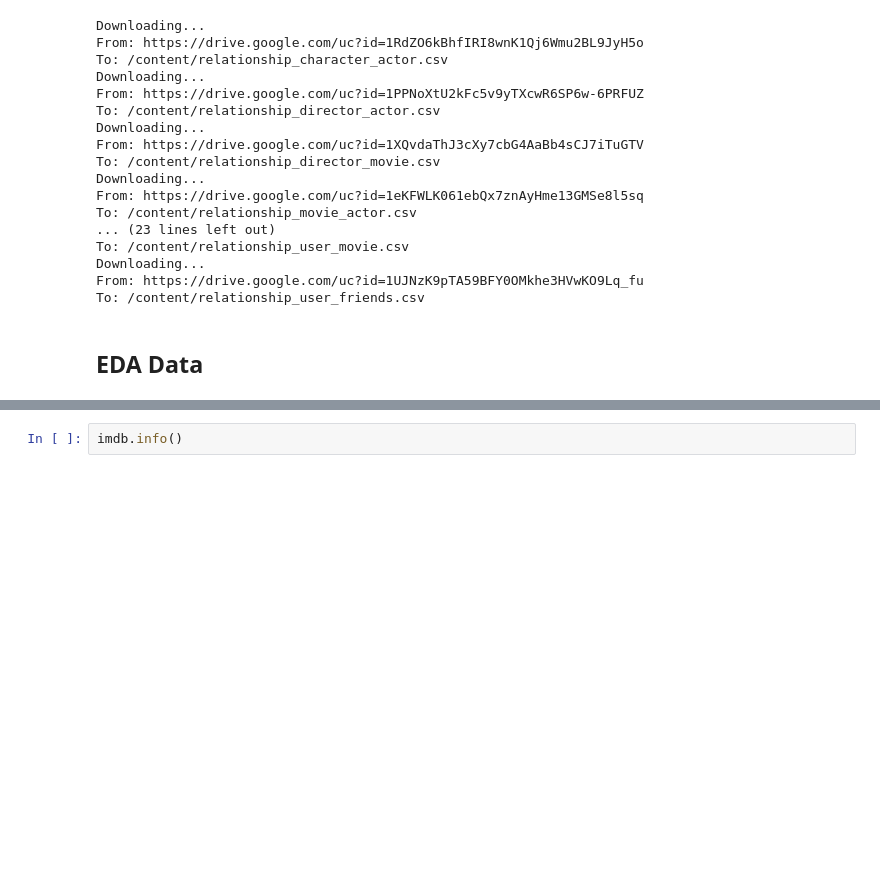
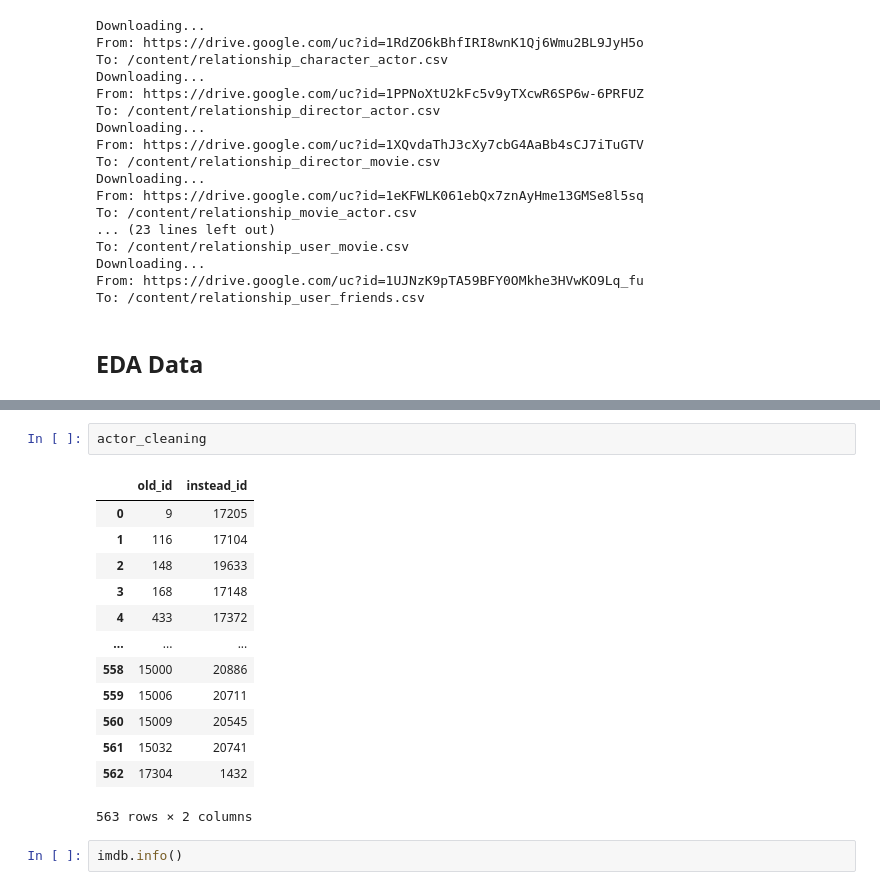
Before and after one commit to zolocapricorn/Senior_Project, a Jupyter notebook: Preparing_data.ipynb, the cells around one changed output, grey strips where cells are left out. Cells and saved outputs as stored; diff of their text form; blank space fills up the shorter version.

```diff
--- a/Preparing_data.ipynb
+++ b/Preparing_data.ipynb
@@ -422,6 +385,22 @@ writer_cleaning = pd.read_pickle(path_name + "writer_cleaning.pkl")
 # user_friend = pd.read_csv("/content/relationship_user_friends.csv",
 #                           encoding="utf-8")
 # user_ent = pd.read_csv("/content/relationship_user_movie.csv", encoding="utf-8")
+# %%
+actor_cleaning
+# %% [output]
+|  | old_id | instead_id |
+| 0 | 9 | 17205 |
+| 1 | 116 | 17104 |
+| 2 | 148 | 19633 |
+| 3 | 168 | 17148 |
+| 4 | 433 | 17372 |
+| ... | ... | ... |
+| 558 | 15000 | 20886 |
+| 559 | 15006 | 20711 |
+| 560 | 15009 | 20545 |
+| 561 | 15032 | 20741 |
+| 562 | 17304 | 1432 |
+563 rows × 2 columns
 # %%
 imdb.info()
 # %% [output]
```
Also changed, not shown: parts of 21 cells of this notebook.
